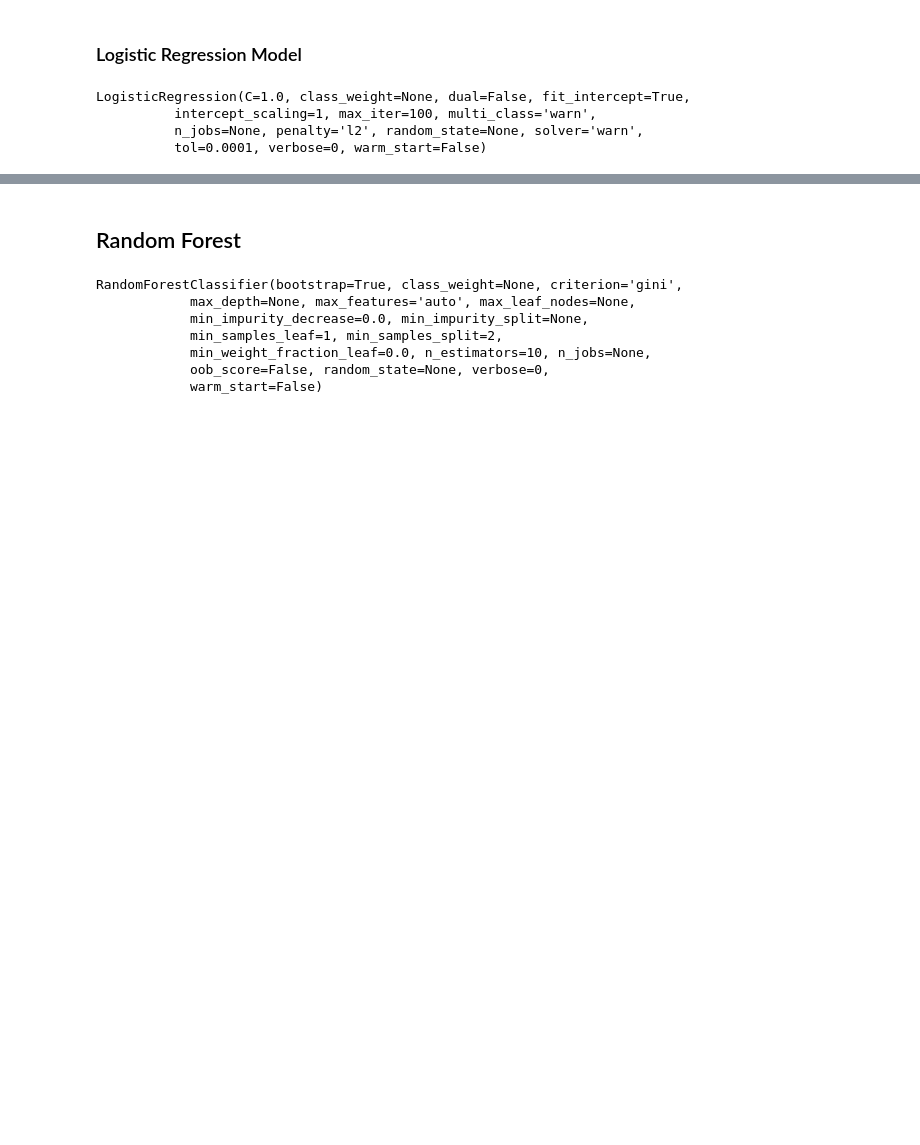
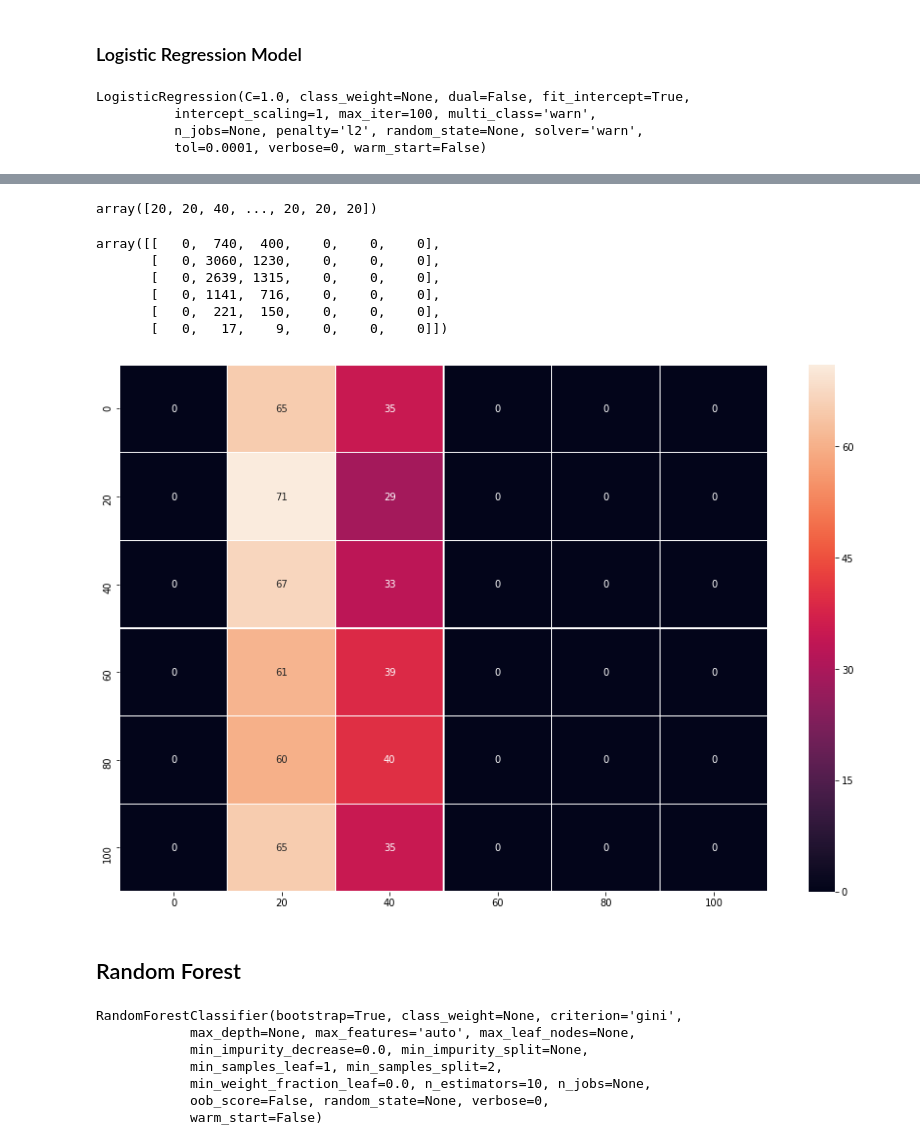
Before and after one commit to AlbertoCastellanos/Ironhack_Data_FinalProject, a Jupyter notebook: main.ipynb, the cells around one changed output, grey strips where cells are left out. Cells and saved outputs as stored; diff of their text form; code cells hidden in the pictures; blank space fills up the shorter version.

```diff
--- a/main.ipynb
+++ b/main.ipynb
@@ -476,3 +474,12 @@ len(X_train), len(X_test), len(y_train), len(y_test)
+# %%
+def confusionMatrixHeatmap(cm, labels):
+    totals = cm.sum(axis=1)
+    cm_total = (np.ones(cm.shape)*totals).transpose()
+    m2 = np.round(((cm/cm_total)*100).astype(float))
+    np.set_printoptions(precision=2)
+    f, ax=plt.subplots(figsize=(15,10))
+    sns.heatmap(m2, annot=True, linecolor='white', linewidths=0.2,
+                xticklabels=labels, yticklabels=labels)
 # %% [markdown]
 ### Logistic Regression Model
 # %%
@@ -490,3 +497,20 @@ logModel.score(X_train, y_train)
+# %%
+y_pred_test_log=logModel.predict(X_test)
+y_pred_test_log
+# %% [output]
+array([20, 20, 40, ..., 20, 20, 20])
+# %%
+cmlog=confusion_matrix(y_test, y_pred_test_log)
+display(cmlog)
+confusionMatrixHeatmap(cmlog, [0,20,40,60,80,100])
+# %% [output]
+array([[   0,  740,  400,    0,    0,    0],
+       [   0, 3060, 1230,    0,    0,    0],
+       [   0, 2639, 1315,    0,    0,    0],
+       [   0, 1141,  716,    0,    0,    0],
+       [   0,  221,  150,    0,    0,    0],
+       [   0,   17,    9,    0,    0,    0]])
+[figure, added]
 # %% [markdown]
 ## Random Forest
 # %%
```
Also changed, not shown: parts of 13 cells of this notebook.
